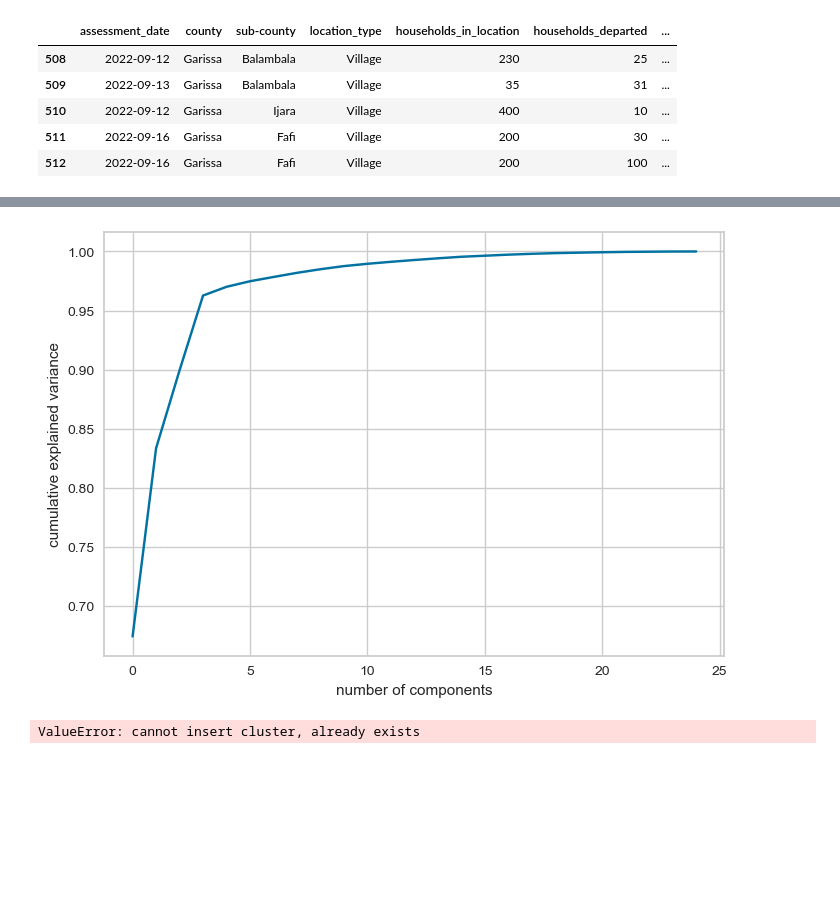
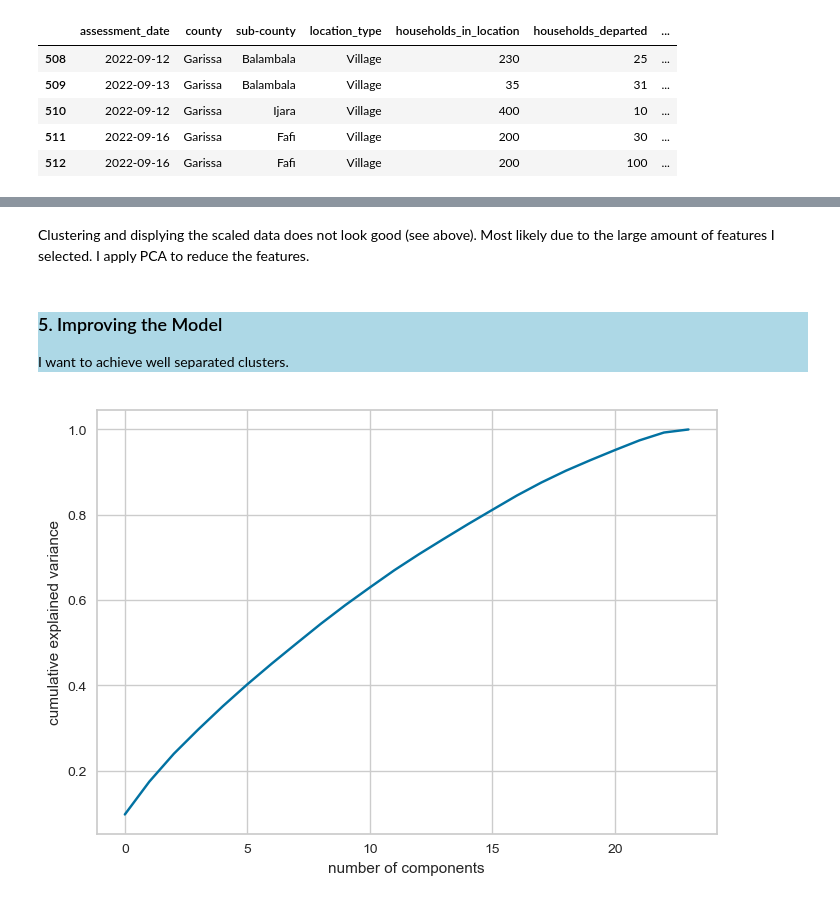
Before and after one commit to ieumann/displacement-and-mobility-northern-kenya, a Jupyter notebook: Analysing and Evaluating Mobility in Northern Kenya.ipynb, the cells around one changed output, grey strips where cells are left out. Saved outputs shown, nothing was run; the diff lists cells and outputs as text; code cells hidden in the pictures; blank space fills up the shorter version.

```diff
--- a/Analysing and Evaluating Mobility in Northern Kenya.ipynb
+++ b/Analysing and Evaluating Mobility in Northern Kenya.ipynb
@@ -50,7 +48,7 @@ The dataset is based on in-situ surveys carried out in five counties in Northern
 The original datasource: https://data.humdata.org/dataset/kenya-displacement-baseline-multi-sectoral-location-assessment-iom-dtm
 # %%
 # getting a list of all Excel file paths in the directory
-excel_files = glob.glob('/Users/ingaeumann/Documents/LERNEN/DATA Sciences/IRONHACK/Final Project/water-scarcity-projection/surveys/*.xlsx')
+excel_files = glob.glob('/Users/ingaeumann/Documents/LERNEN/DATA Sciences/IRONHACK/Final Project/displacement-and-mobility-northern-kenya/surveys/*.xlsx')
 
 # initialising an empty list to store dataframes from each file
 dataframes = []
@@ -505,16 +549,21 @@ cat_cols = [
 num_cols = ['functional_watersources', 'watersource_distance', 'water_queue_time',
             'percent_drinkingwater_access', 'percent_cookingwater_access']
 
-# applying Label Encoder to categorical columns
+# creating a dictionary to store the encoders & applying Label Encoder to categorical columns
+encoders = {}
+
 for col in cat_cols:
-    data_cleaned[col] = LabelEncoder().fit_transform(data_cleaned[col])
+    le = LabelEncoder()
+    data_cleaned[col] = le.fit_transform(data_cleaned[col])
+    encoders[col] = le
 
 # concatenating categorical and numerical features
-reasons_for_mobility = pd.concat([data_cleaned[cat_cols], data_cleaned[num_cols]], axis=1)
+drivers = pd.concat([data_cleaned[cat_cols], data_cleaned[num_cols]], axis=1)
+
+# scaling the data for better performance of the model
+scaler = StandardScaler()
+drivers_scaled = scaler.fit_transform(drivers)
 
 # running KMeans
-kmeans = KMeans(n_clusters=6, random_state=42).fit(reasons_for_mobility)
-clusters = kmeans.predict(reasons_for_mobility)
-
-# turning clusters into a dataframe
-reasons_for_mobility['cluster'] = clusters
+kmeans = KMeans(n_clusters=4, random_state=42).fit(drivers_scaled)
+clusters = kmeans.predict(drivers_scaled)
@@ -521,24 +607,15 @@ reasons_for_mobility['cluster'] = clusters
+# %% [markdown]
+Clustering and displying the scaled data does not look good (see above). Most likely due to the large amount of features I selected. I apply PCA to reduce the features.
+# %% [markdown]
+<div style="background-color:#ADD8E6">
+<h3> 5. Improving the Model </h3>
+<p> I want to achieve well separated clusters. </p>
 # %%
-# checking the variance ratio to find the best number of PCA (the best is 3)
-pca = PCA().fit(reasons_for_mobility)
+# checking the variance ratio to find the best number of PCA
+pca = PCA().fit(drivers_scaled)
 plt.plot(np.cumsum(pca.explained_variance_ratio_))
 plt.xlabel('number of components')
 plt.ylabel('cumulative explained variance')
 plt.show()
 # %% [output]
-[figure, old version]
+[figure, new version]
-# %%
-# adding those columns that are interesting to the dataframe
-new_columns = {
-    'county': data_cleaned['county'],
-    'sub-county': data_cleaned['sub-county'],
-    'households_in_location': data_cleaned['households_in_location'],
-    'cluster': clusters
-}
-
-for col_name, col_data in new_columns.items():
-    reasons_for_mobility.insert(0, col_name, col_data)
-
-reasons_for_mobility.head()
-# %% [output]
-ValueError: cannot insert cluster, already exists
```
Also changed, not shown: parts of 48 cells of this notebook, 1 other file.
